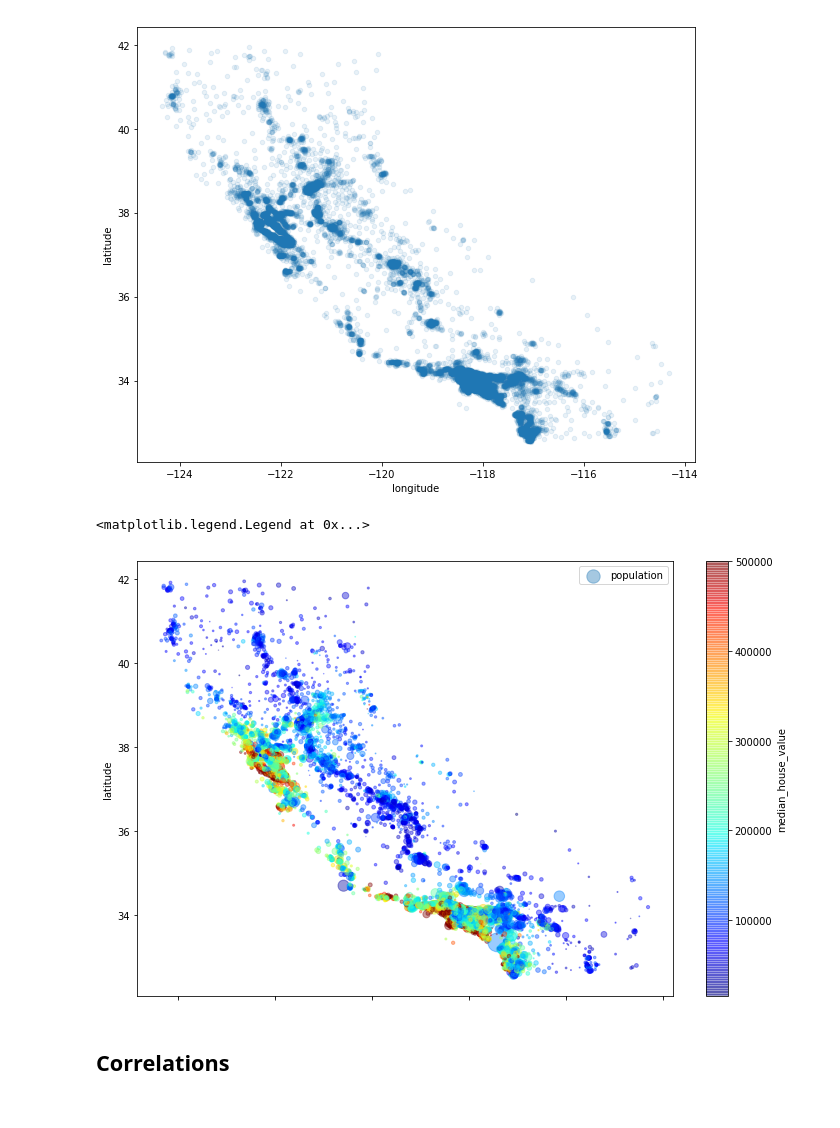
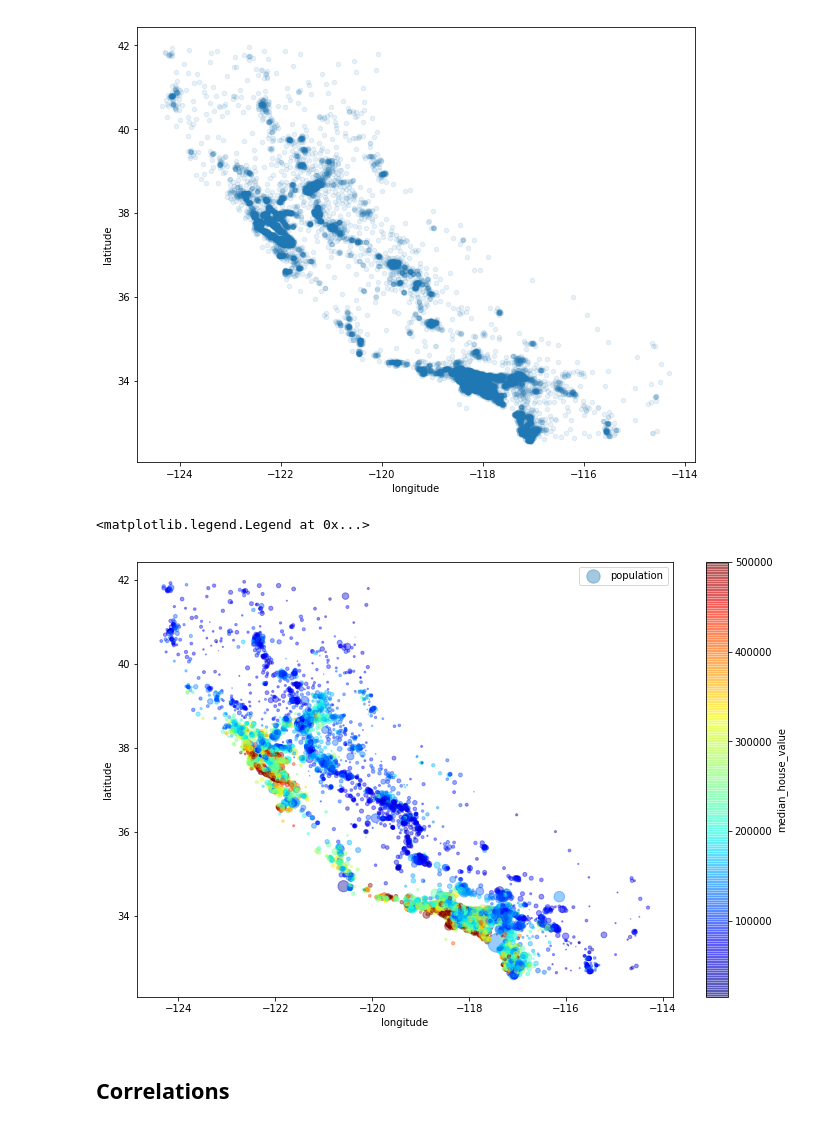
Before and after one commit to BurakcanK/BookSolutions, a Jupyter notebook: HandsOnMLwithScikitTensorflow/Chapter2/Housing.ipynb, the cells around one changed output. Cells and saved outputs as stored; diff of their text form; code cells hidden in the pictures.

```diff
--- a/HandsOnMLwithScikitTensorflow/Chapter2/Housing.ipynb
+++ b/HandsOnMLwithScikitTensorflow/Chapter2/Housing.ipynb
@@ -193,12 +195,12 @@ housing.plot(kind='scatter', x='longitude', y='latitude', alpha=0.1, figsize=(10
 # %%
 housing.plot(kind='scatter', x='longitude', y='latitude', alpha=0.4,
             s=housing["population"]/100, label='population',
             c="median_house_value", cmap=plt.get_cmap('jet'), colorbar=True,
-            figsize=(12, 8))
+            figsize=(12, 8), sharex=False)
 plt.legend()
 # %% [output]
 <matplotlib.legend.Legend at 0x...>
-[figure, old version]
+[figure, new version]
 # %% [markdown]
 ## Correlations
 # %%
```
Also changed, not shown: parts of 32 cells of this notebook.
